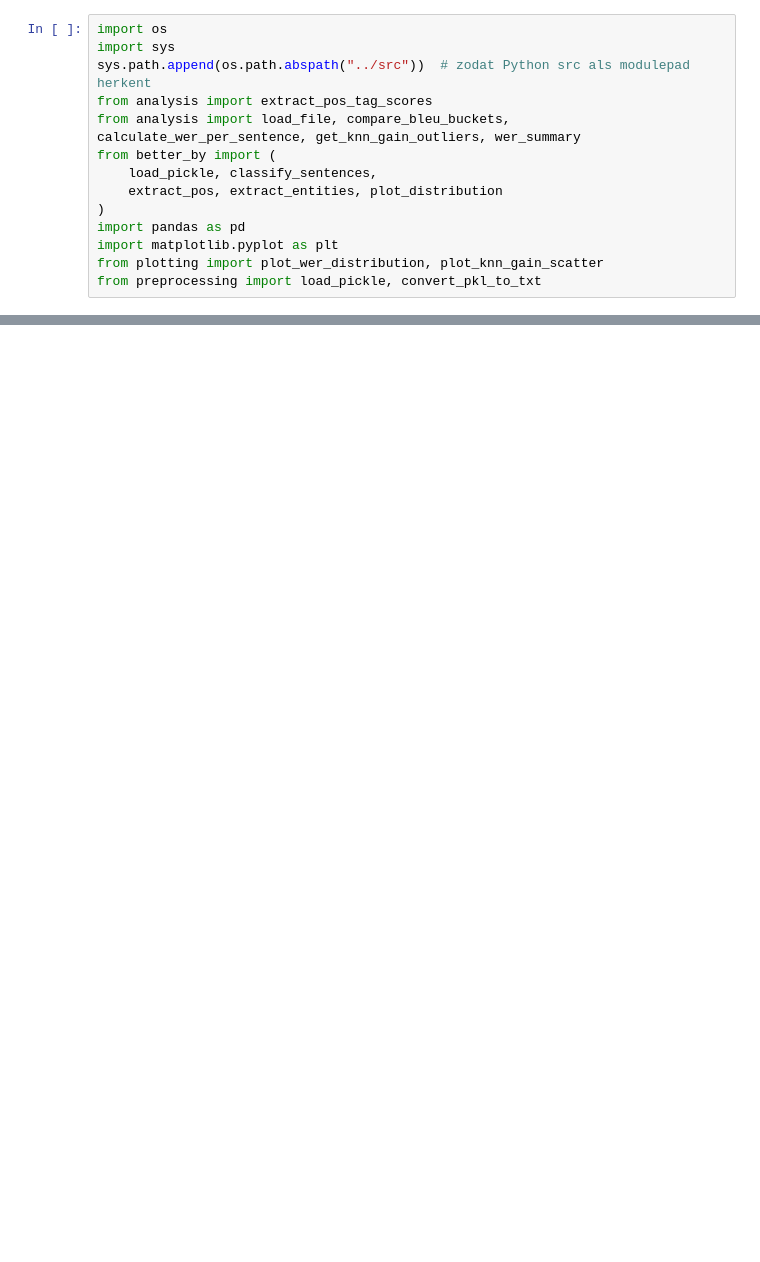
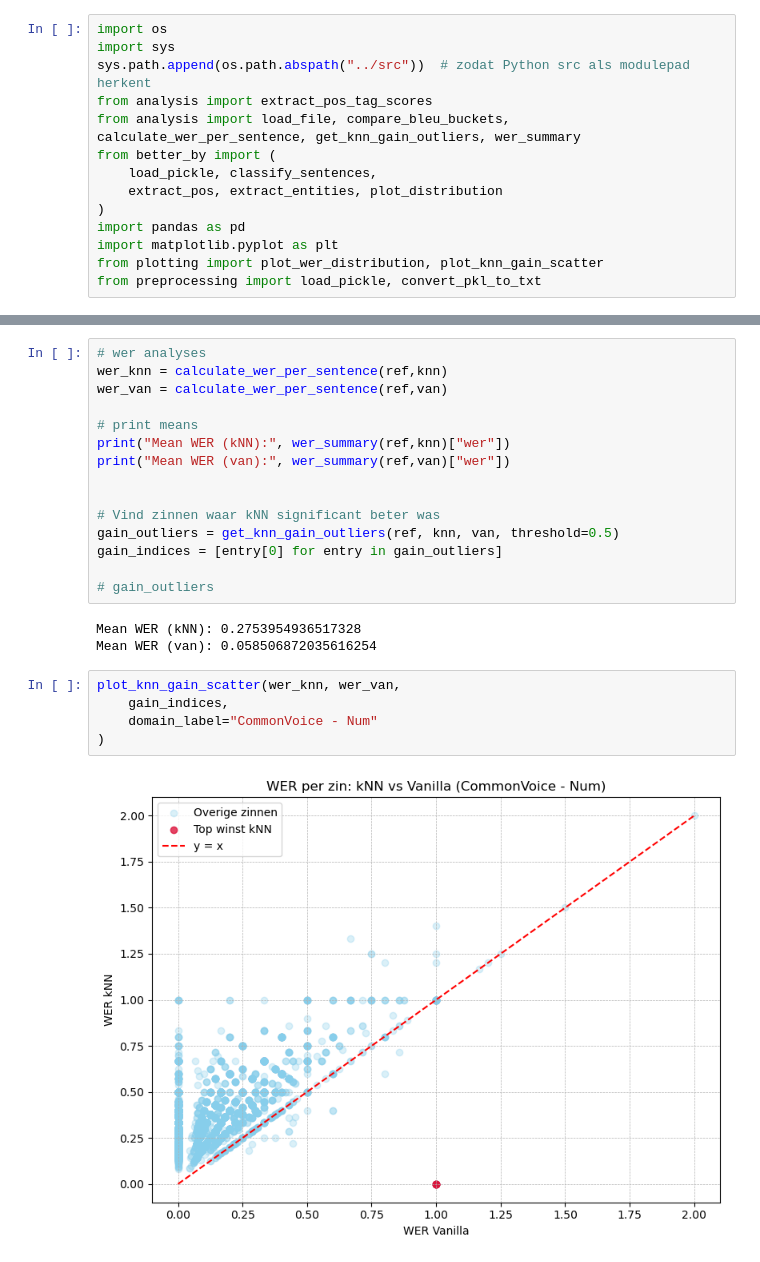
Before and after one commit to SedatGunay/kNN-MT, a Jupyter notebook: notebooks/num_commonvoice.ipynb, the cells around one changed output, grey strips where cells are left out. Drawn from its saved outputs; the diff is of its cells as text; blank space fills up the shorter version.

```diff
--- a/notebooks/num_commonvoice.ipynb
+++ b/notebooks/num_commonvoice.ipynb
@@ -51,0 +123,25 @@ df_bleu.style.background_gradient(cmap="RdYlGn_r", subset=["Verschil (sys1 - sys
+# %%
+# wer analyses
+wer_knn = calculate_wer_per_sentence(ref,knn)
+wer_van = calculate_wer_per_sentence(ref,van)
+
+# print means
+print("Mean WER (kNN):", wer_summary(ref,knn)["wer"])
+print("Mean WER (van):", wer_summary(ref,van)["wer"])
+
+
+# Vind zinnen waar kNN significant beter was
+gain_outliers = get_knn_gain_outliers(ref, knn, van, threshold=0.5)
+gain_indices = [entry[0] for entry in gain_outliers]
+
+# gain_outliers
+# %% [output]
+Mean WER (kNN): 0.2753954936517328
+Mean WER (van): 0.058506872035616254
+# %%
+plot_knn_gain_scatter(wer_knn, wer_van,
+    gain_indices,
+    domain_label="CommonVoice - Num"
+)
+# %% [output]
+[figure, added]
```
Also changed, not shown: parts of 5 cells of this notebook, 4 other files.
